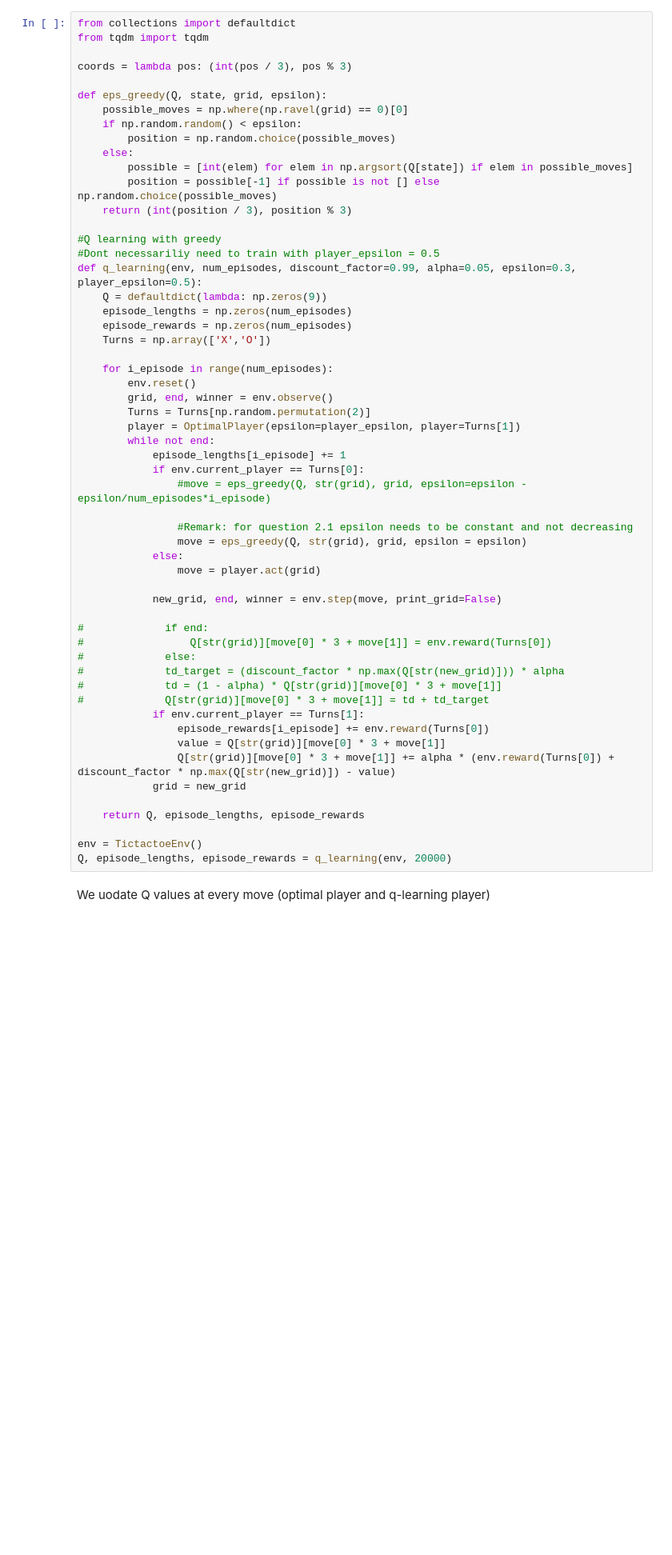
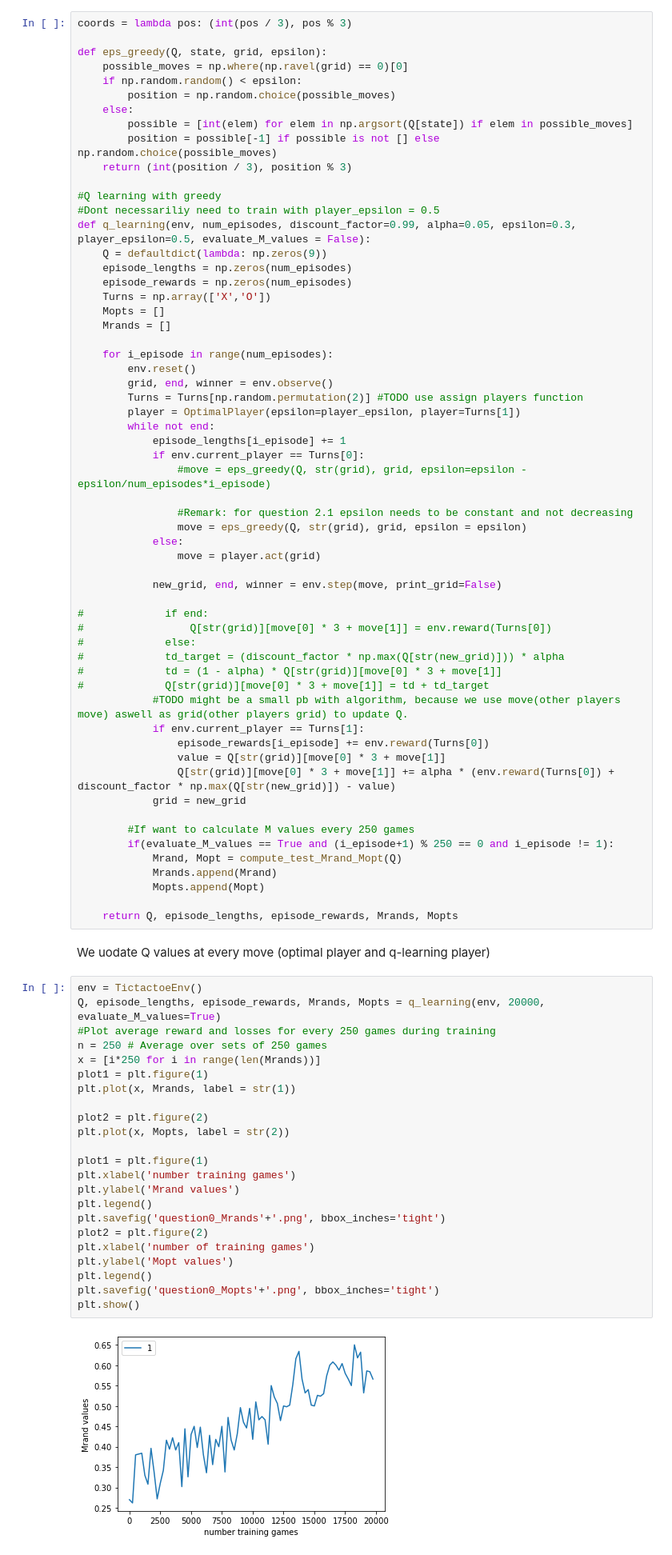
Before and after one commit to Gianniii/CS-456-Artificial-Neural-Network-Miniproject, a Jupyter notebook: tic_tac_toe.ipynb, the cells around one changed output. Shown at 80% size. Cells and saved outputs as stored; diff of their text form; blank space fills up the shorter version.

Commit message:
Added Mrand and Mopts eval for Q_tabular

```diff
--- a/tic_tac_toe.ipynb
+++ b/tic_tac_toe.ipynb
@@ -163,7 +216,4 @@ for i in range(5):
 # %%
-from collections import defaultdict
-from tqdm import tqdm
-
 coords = lambda pos: (int(pos / 3), pos % 3)
 
 def eps_greedy(Q, state, grid, epsilon):
@@ -177,16 +227,18 @@ def eps_greedy(Q, state, grid, epsilon):
 
 #Q learning with greedy
 #Dont necessariliy need to train with player_epsilon = 0.5
-def q_learning(env, num_episodes, discount_factor=0.99, alpha=0.05, epsilon=0.3, player_epsilon=0.5):
+def q_learning(env, num_episodes, discount_factor=0.99, alpha=0.05, epsilon=0.3, player_epsilon=0.5, evaluate_M_values = False):
     Q = defaultdict(lambda: np.zeros(9))
     episode_lengths = np.zeros(num_episodes)
     episode_rewards = np.zeros(num_episodes)
     Turns = np.array(['X','O'])
+    Mopts = []
+    Mrands = []
 
     for i_episode in range(num_episodes):
         env.reset()
         grid, end, winner = env.observe()
-        Turns = Turns[np.random.permutation(2)]
+        Turns = Turns[np.random.permutation(2)] #TODO use assign players function
         player = OptimalPlayer(epsilon=player_epsilon, player=Turns[1])
         while not end:
             episode_lengths[i_episode] += 1
@@ -206,15 +258,44 @@ def q_learning(env, num_episodes, discount_factor=0.99, alpha=0.05, epsilon=0.3,
 #             td_target = (discount_factor * np.max(Q[str(new_grid)])) * alpha
 #             td = (1 - alpha) * Q[str(grid)][move[0] * 3 + move[1]]
 #             Q[str(grid)][move[0] * 3 + move[1]] = td + td_target
+            #TODO might be a small pb with algorithm, because we use move(other players move) aswell as grid(other players grid) to update Q.
             if env.current_player == Turns[1]:
                 episode_rewards[i_episode] += env.reward(Turns[0])
                 value = Q[str(grid)][move[0] * 3 + move[1]]
                 Q[str(grid)][move[0] * 3 + move[1]] += alpha * (env.reward(Turns[0]) + discount_factor * np.max(Q[str(new_grid)]) - value)
             grid = new_grid
 
-    return Q, episode_lengths, episode_rewards
+        #If want to calculate M values every 250 games
+        if(evaluate_M_values == True and (i_episode+1) % 250 == 0 and i_episode != 1):
+            Mrand, Mopt = compute_test_Mrand_Mopt(Q)
+            Mrands.append(Mrand)
+            Mopts.append(Mopt)
 
-env = TictactoeEnv()
-Q, episode_lengths, episode_rewards = q_learning(env, 20000)
+    return Q, episode_lengths, episode_rewards, Mrands, Mopts
 # %% [markdown]
 We uodate Q values at every move (optimal player and q-learning player)
+# %%
+env = TictactoeEnv()
+Q, episode_lengths, episode_rewards, Mrands, Mopts = q_learning(env, 20000, evaluate_M_values=True)
+#Plot average reward and losses for every 250 games during training
+n = 250 # Average over sets of 250 games
+x = [i*250 for i in range(len(Mrands))]
+plot1 = plt.figure(1)
+plt.plot(x, Mrands, label = str(1))
+
+plot2 = plt.figure(2)
+plt.plot(x, Mopts, label = str(2))
+
+plot1 = plt.figure(1)
+plt.xlabel('number training games')
+plt.ylabel('Mrand values')
+plt.legend()
+plt.savefig('question0_Mrands'+'.png', bbox_inches='tight')
+plot2 = plt.figure(2)
+plt.xlabel('number of training games')
+plt.ylabel('Mopt values')
+plt.legend()
+plt.savefig('question0_Mopts'+'.png', bbox_inches='tight')
+plt.show()
+# %% [output]
+[figure, added]
```
Also changed, not shown: parts of 4 cells of this notebook, 2 other files.
